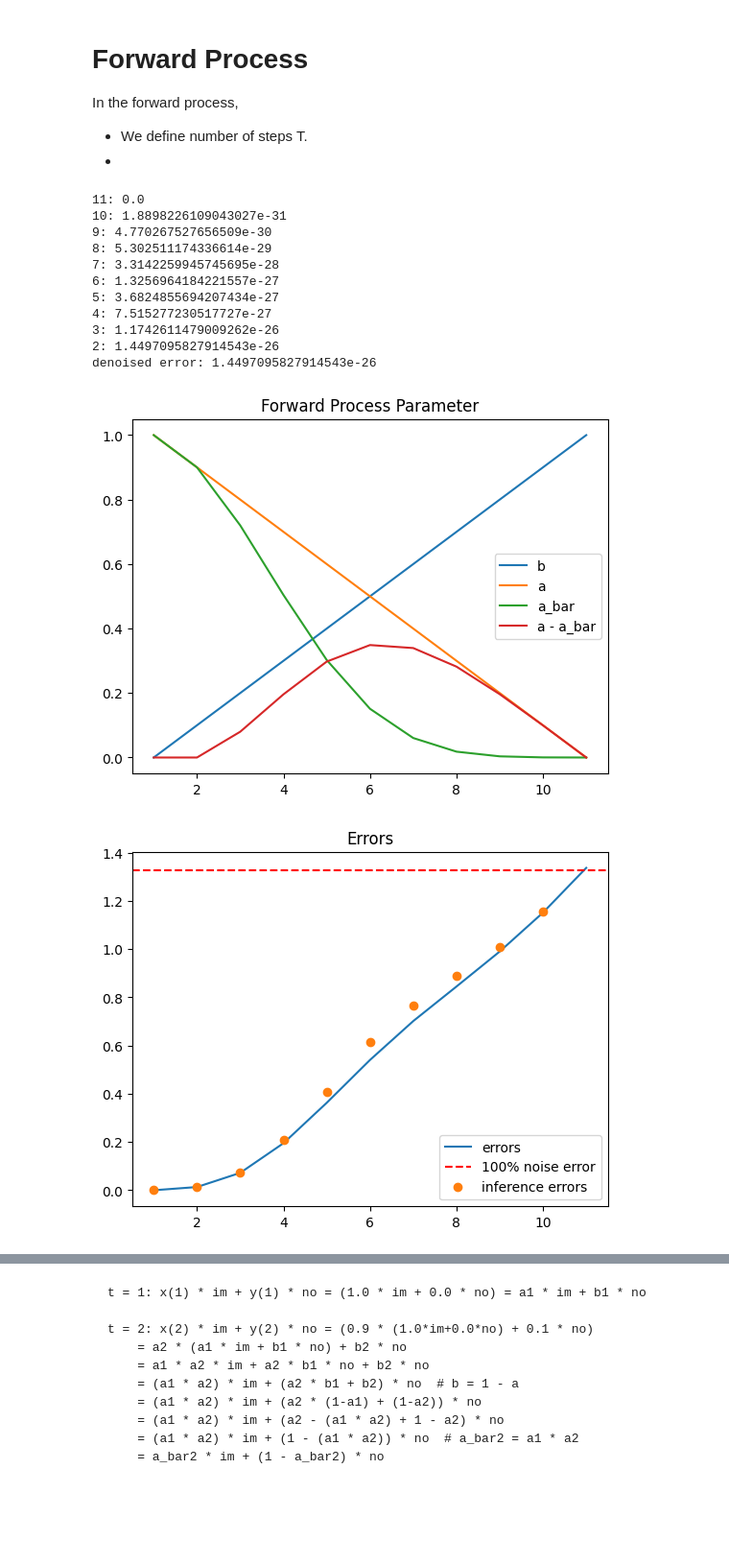
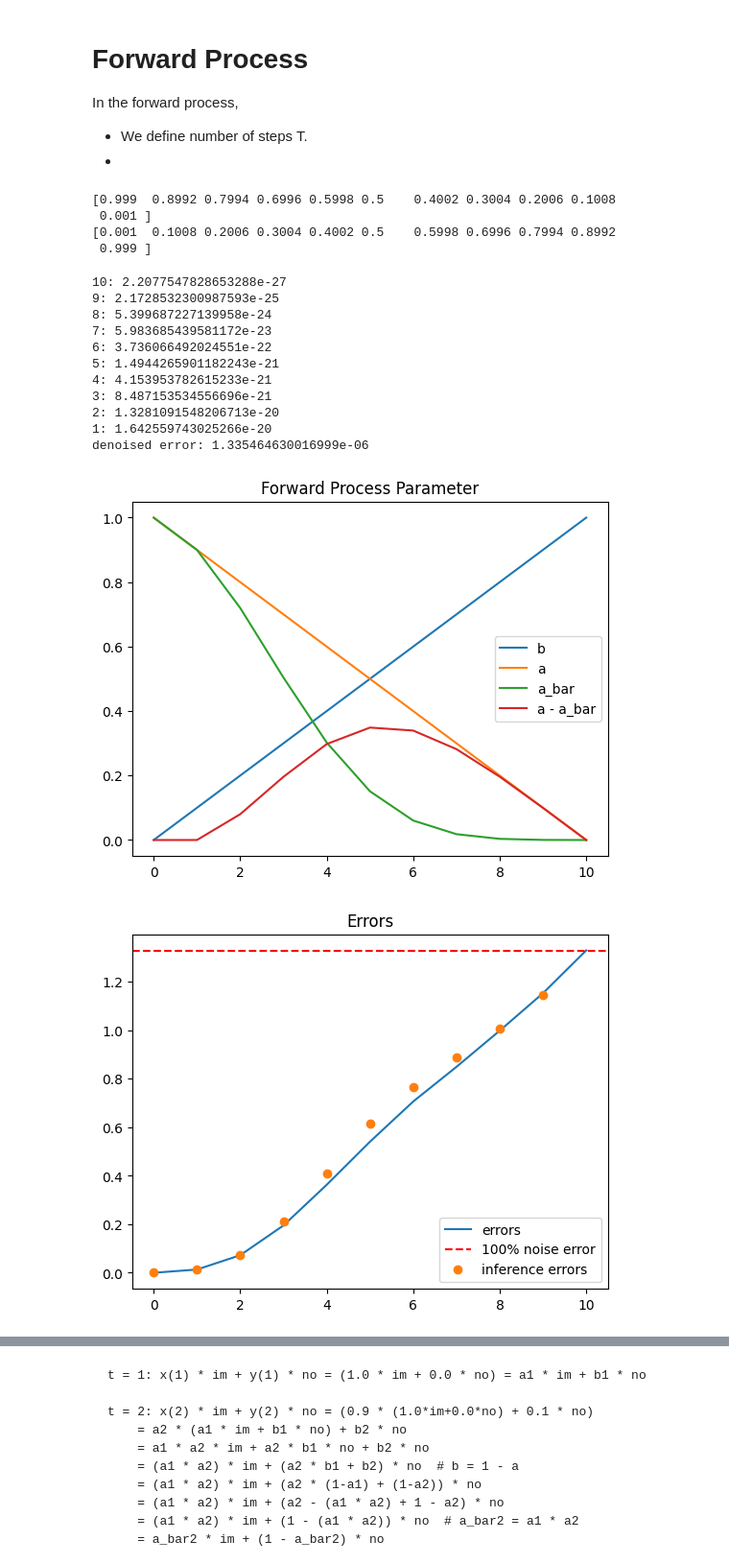
Before and after one commit to Akhilez/vision_lab, a Jupyter notebook: vision_lab/generation/diffusion/mnist_diffusion/forward_process.ipynb, the cells around one changed output, grey strips where cells are left out. Shown at 96% size. Cells and saved outputs as stored; diff of their text form; code cells hidden in the pictures; blank space fills up the shorter version.

```diff
--- a/vision_lab/generation/diffusion/mnist_diffusion/forward_process.ipynb
+++ b/vision_lab/generation/diffusion/mnist_diffusion/forward_process.ipynb
@@ -30,9 +30,12 @@ In the forward process,
 # %%
 T = 11
 
-ts = np.linspace(1, T, T).astype(int)
-b = np.linspace(0, 1, T)
+ts = np.arange(0, T)
+extreme = 0.001
+b = np.linspace(extreme, 1-extreme, T)
 a = 1 - b
+print(a)
+print(b)
 a_bar = np.cumprod(a)
 assert len(ts) == len(a) == T
 
@@ -44,41 +47,46 @@ image_t = image.copy()
 for t in ts:
     noise = np.random.randn(*image.shape).astype(np.float32)
     image_t_prev = image_t.copy()
-    image_t_next = a[t-1] * image_t_prev + b[t-1] * noise
+    image_t_next = a[t] * image_t_prev + b[t] * noise
     image_t = image_t_next.copy()
-    # label_t = 1/a[t-1] * (image_t_next - b[t-1] * noise)
+    # label_t = 1/a[t] * (image_t_next - b[t] * noise)
 
     labels.append(noise)
     forward_chain.append(image_t.copy())
     magnitudes.append(np.mean(image_t))
     errors.append(np.mean((image - image_t) ** 2))
+# %% [output]
+[0.999  0.8992 0.7994 0.6996 0.5998 0.5    0.4002 0.3004 0.2006 0.1008
+ 0.001 ]
+[0.001  0.1008 0.2006 0.3004 0.4002 0.5    0.5998 0.6996 0.7994 0.8992
+ 0.999 ]
 # %%
 # Backward process
-noisy_image = labels[T-1]
-for t in reversed(ts[1:]):  # T to 2
-    noise = labels[t-1]  # This comes from the model.
-    if t == T:
-        # impossible as it lost all image information.
-        noisy_image = forward_chain[T-2]
-    else:
-        noisy_image = 1/a[t-1] * (noisy_image - b[t-1] * noise)
+noisy_image = forward_chain[T-1]
+for t in reversed(ts[1:]):  # T-1 to 1
+    noise = labels[t]  # This comes from the model.
+    # if t == T - 1:
+    #     # impossible as it lost all image information.
+    #     noisy_image = forward_chain[T-2]
+    # else:
+    noisy_image = 1/a[t] * (noisy_image - b[t] * noise)
 
-    error = np.mean((forward_chain[t-2] - noisy_image) ** 2)
+    error = np.mean((forward_chain[t-1] - noisy_image) ** 2)
     print(f"{t}: {error}")
 error = np.mean((image - noisy_image) ** 2)
 print(f"denoised error: {error}")
 # %% [output]
-11: 0.0
-10: 1.8898226109043027e-31
-9: 4.770267527656509e-30
-8: 5.302511174336614e-29
-7: 3.3142259945745695e-28
-6: 1.3256964184221557e-27
-5: 3.6824855694207434e-27
-4: 7.515277230517727e-27
-3: 1.1742611479009262e-26
-2: 1.4497095827914543e-26
-denoised error: 1.4497095827914543e-26
+10: 2.2077547828653288e-27
+9: 2.1728532300987593e-25
+8: 5.399687227139958e-24
+7: 5.983685439581172e-23
+6: 3.736066492024551e-22
+5: 1.4944265901182243e-21
+4: 4.153953782615233e-21
+3: 8.487153534556696e-21
+2: 1.3281091548206713e-20
+1: 1.642559743025266e-20
+denoised error: 1.335464630016999e-06
 # %%
 noise_reference = np.random.randn(*image.shape).astype(np.float32)
 errors_reference = np.mean((image - noise_reference) ** 2)
@@ -91,36 +99,36 @@ random_errors = []
 random_magnitudes = []
 for t in random_ts:
     noise1 = np.random.randn(*image.shape).astype(np.float32)
     noise2 = np.random.randn(*image.shape).astype(np.float32)
-    # image_t_prev = a_bar[t-2] * image + (1 - a_bar[t-2]) * noise1
-    image_t_prev = a_bar[t-1] / a[t-1] * image + (1 - a_bar[t-1] / a[t-1]) * noise1
-    image_t = a[t-1] * image_t_prev + b[t-1] * noise2
-    # image_t = a_bar[t-1] * image + (a[t-1] - a_bar[t-1]) * noise1 + (1 - a[t-1]) * noise2
+    # image_t_prev = a_bar[t-1] * image + (1 - a_bar[t-1]) * noise1
+    image_t_prev = a_bar[t] / a[t] * image + (1 - a_bar[t] / a[t]) * noise1
+    image_t = a[t] * image_t_prev + b[t] * noise2
+    # image_t = a_bar[t] * image + (a[t] - a_bar[t]) * noise1 + (1 - a[t]) * noise2
     random_magnitudes.append(np.mean(image_t))
     random_errors.append(np.mean((image - image_t) ** 2))
 
 plt.title("Forward Process Parameter")
 plt.plot(ts, b, label='b')
 plt.plot(ts, a, label='a')
 plt.plot(ts, a_bar, label='a_bar')
 plt.plot(ts, a - a_bar, label='a - a_bar')
 plt.legend()
 plt.show()
 
 plt.title("Errors")
 plt.plot(ts, errors, label='errors')
 plt.axhline(errors_reference, color='r', linestyle='--', label='100% noise error')
 plt.plot(random_ts, random_errors, 'o', label='inference errors')
 plt.legend()
 plt.show()
 
 plt.title("Magnitudes")
 plt.plot(ts, magnitudes, label='magnitudes')
 plt.axhline(magnitude_noise, color='r', linestyle='--', label='noise magnitude')
 plt.axhline(magnitude_image, color='g', linestyle='--', label='image magnitude')
 plt.plot(random_ts, random_magnitudes, 'o', label='inferred magnitudes')
 plt.legend()
 plt.show()
 # %% [output]
-[figure, old version]
+[figure, new version]
-[figure, old version]
+[figure, new version]
```
Also changed, not shown: parts of 4 cells of this notebook, 1 other file.
